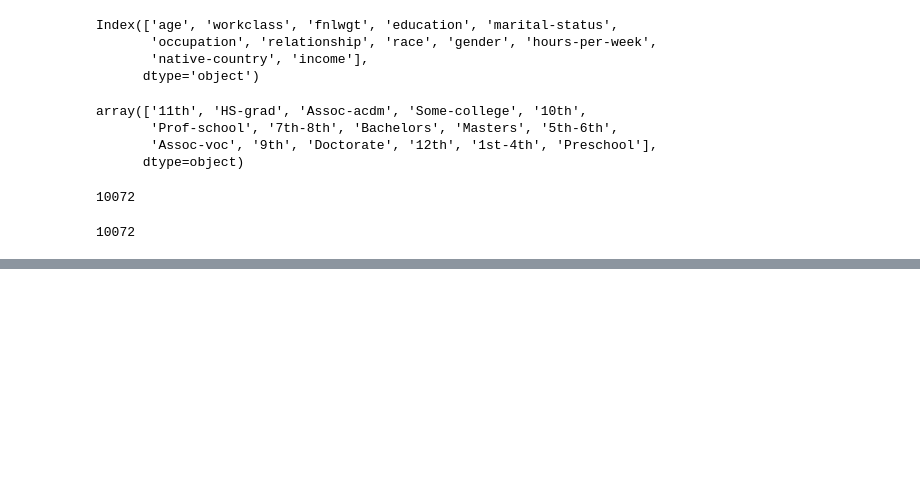
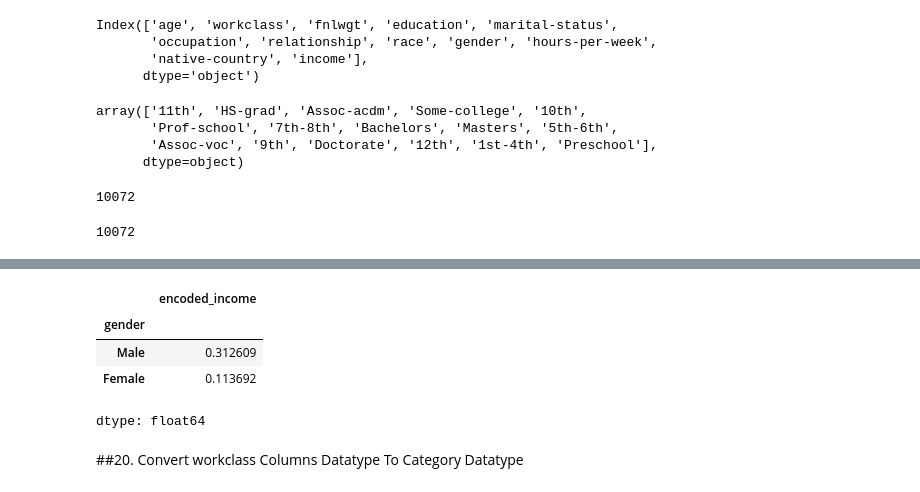
Before and after one commit to RafaGo89/Pandas_Activities, a Jupyter notebook: Casos de uso/Adult_income.ipynb, the cells around one changed output, grey strips where cells are left out. Cells and saved outputs as stored; diff of their text form; code cells hidden in the pictures; blank space fills up the shorter version.

```diff
--- a/Casos de uso/Adult_income.ipynb
+++ b/Casos de uso/Adult_income.ipynb
@@ -400,0 +492,13 @@ len(data[filter1 | filter2])
+# %%
+#Esto sigue un lógico similar al anterior, ya que en 'encoded_income', solo
+#hay 0(<=50K) y 1(>50K), si sacamos la media, el valor que más cercano esté al 1, tiene
+#mayores chances de estar en >50K
+data.groupby('gender')['encoded_income'].mean().sort_values(ascending = False)
+# %% [output]
+|  | encoded_income |
+| gender |  |
+| Male | 0.312609 |
+| Female | 0.113692 |
+dtype: float64
+# %% [markdown]
+##20. Convert workclass Columns Datatype To Category Datatype
```
Also changed, not shown: parts of 20 cells of this notebook.
